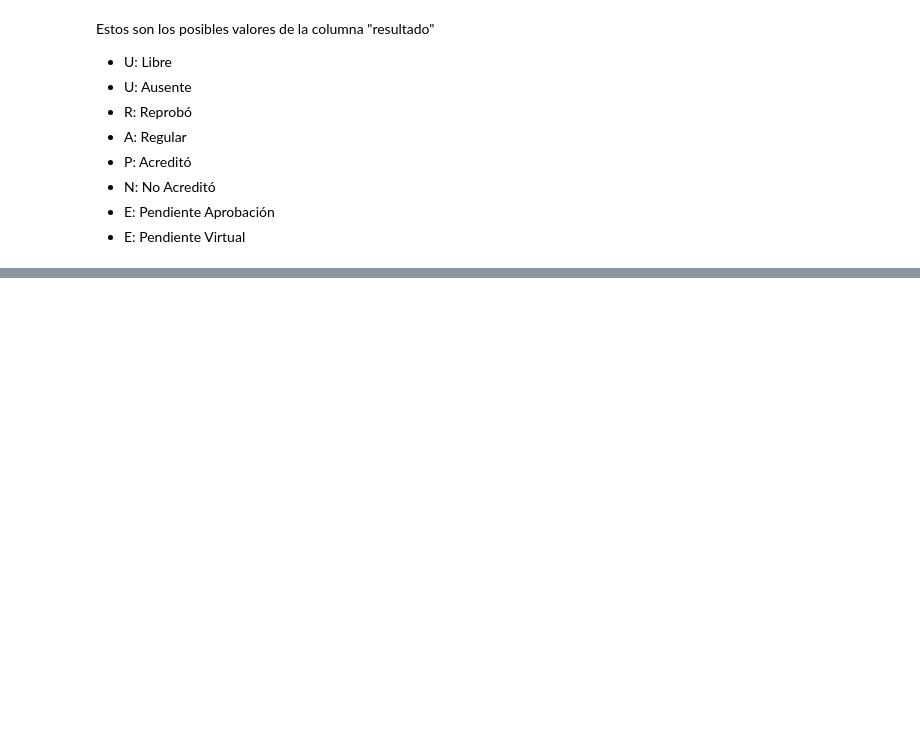
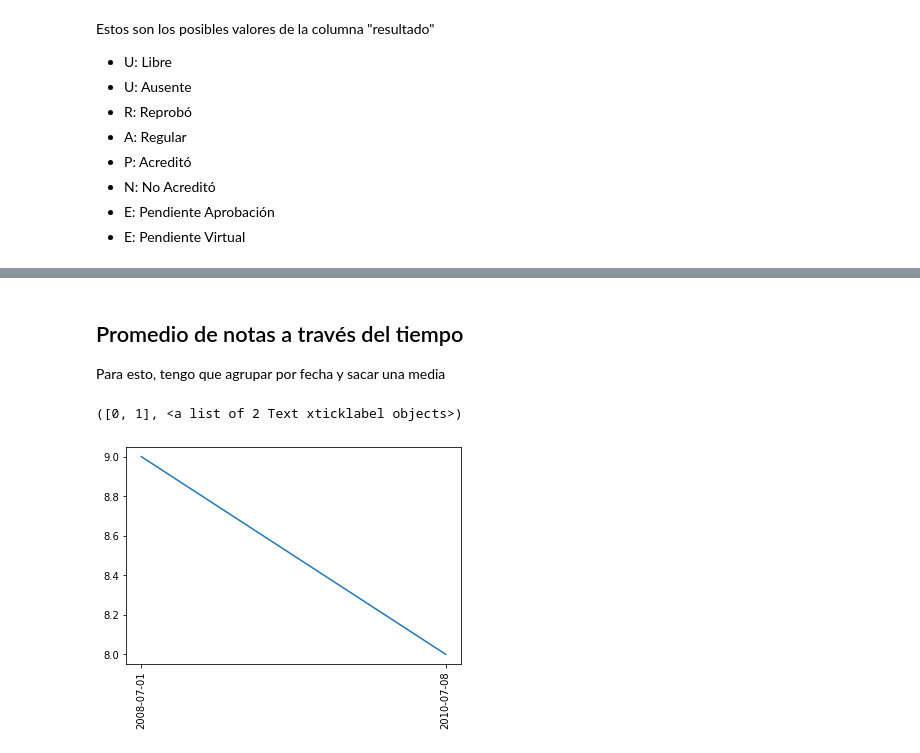
Before and after one commit to nachoyegro/seguimiento-academico-ds, a Jupyter notebook: source/alumnos.ipynb, the cells around one changed output, grey strips where cells are left out. Cells and saved outputs as stored; diff of their text form; code cells hidden in the pictures; blank space fills up the shorter version.

```diff
--- a/source/alumnos.ipynb
+++ b/source/alumnos.ipynb
@@ -52,0 +58,12 @@ Estos son los posibles valores de la columna "resultado"
+# %%
+#Filtro las materias que tiene nota distinto a A y PA, y saco las que no tienen nota
+nota_no_A = lambda x: dataframe.nota != 'A'
+nota_no_PA = lambda x: dataframe.nota != 'PA'
+df = dataframe[['materia','nota', 'fecha']]
+df = df[nota_no_A]
+df = df[nota_no_PA]
+df = df.dropna()
+#Transformo la columna 'nota' en un numero
+df['nota']=df['nota'].astype(float)
+#Agrupo los datos por materia
+notas_agrupadas = df.groupby('materia')
@@ -52,0 +115,17 @@ Estos son los posibles valores de la columna "resultado"
+# %% [markdown]
+## Promedio de notas a través del tiempo
+Para esto, tengo que agrupar por fecha y sacar una media
+# %%
+import matplotlib.pyplot as plt
+#Selecciono QUIMICA I de entre todas las materias
+quimica = df.loc[df.materia == 'QUÍMICA I']
+#Lo ordeno por fecha
+quimica = quimica.sort_values('fecha', ascending=True)
+#Calculo la media por cada fecha
+quimica = quimica.groupby('fecha')['nota'].mean()
+#Lo grafico
+plt.plot(quimica)
+plt.xticks(rotation='vertical')
+# %% [output]
+([0, 1], <a list of 2 Text xticklabel objects>)
+[figure, added]
```
Also changed, not shown: parts of 5 cells of this notebook, 1 other file.
